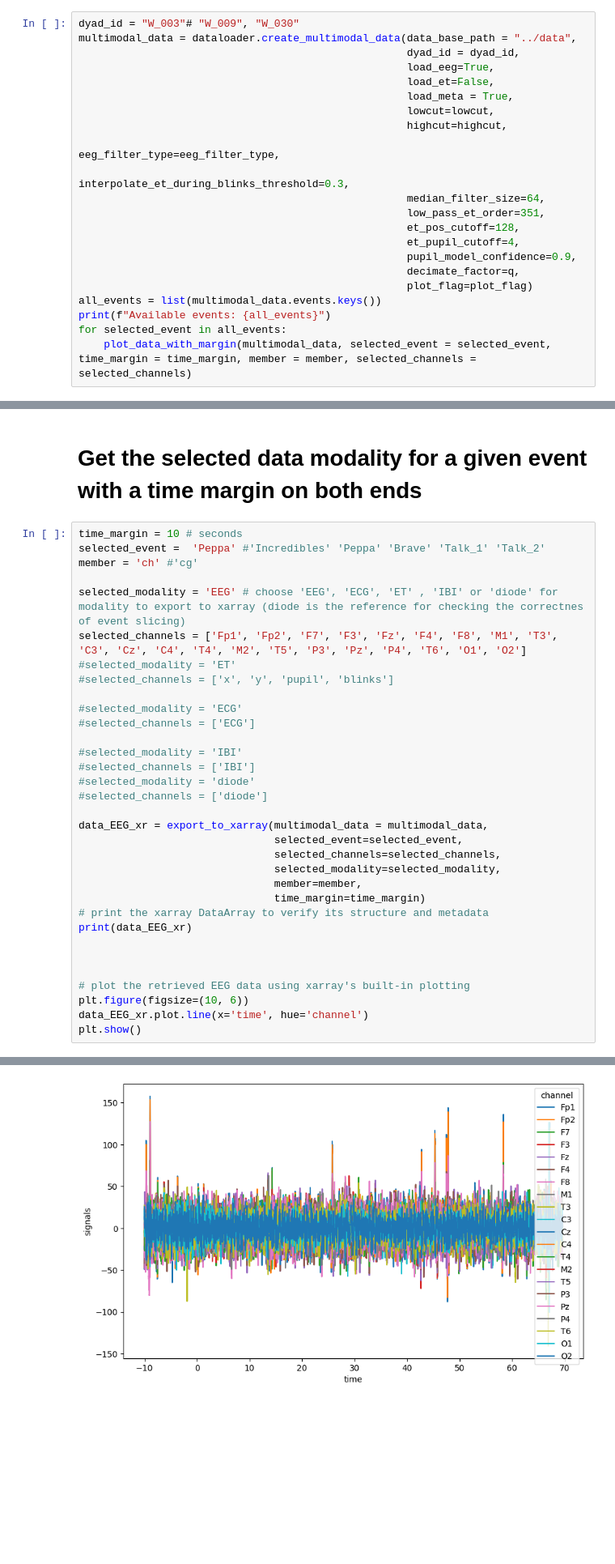
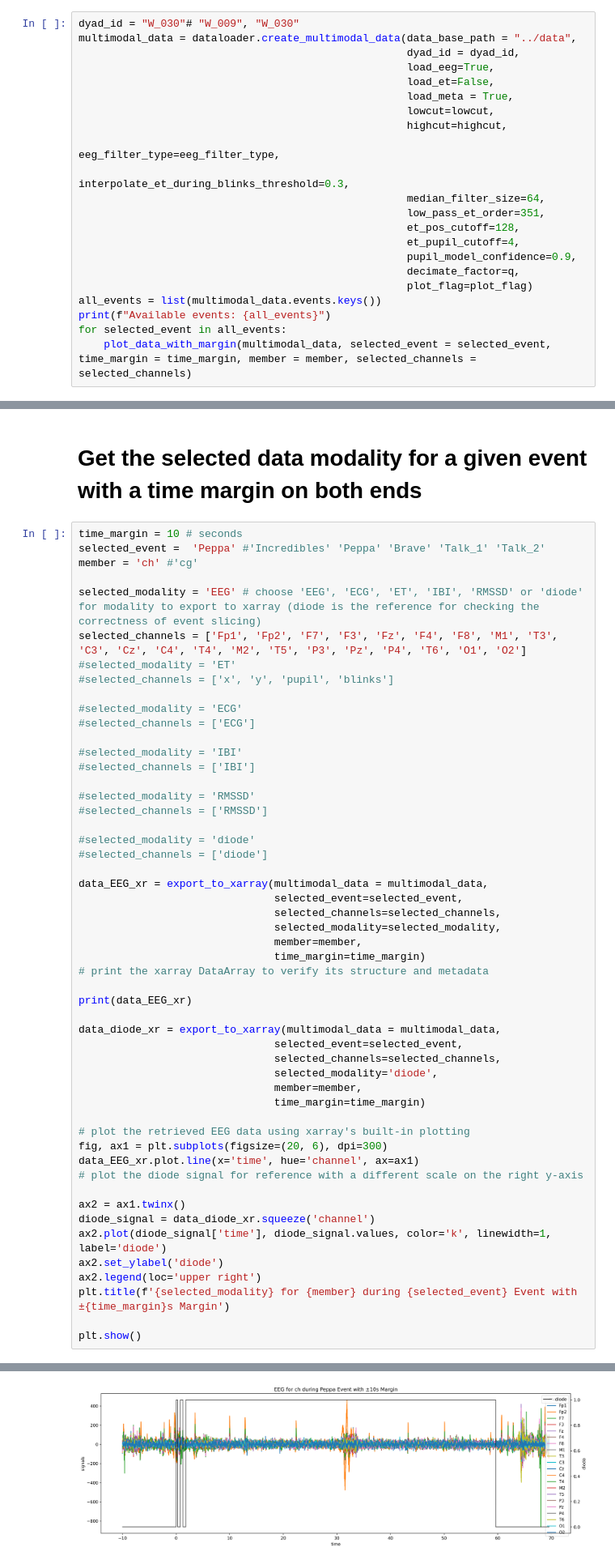
Before and after one commit to SYNCC-IN/hyperscanning-signal-analysis, a Jupyter notebook: scripts/export_signals_to_xarray_test_movie_duration.ipynb, the cells around one changed output, grey strips where cells are left out. Shown at 81% size. Saved outputs shown, nothing was run; the diff lists cells and outputs as text; blank space fills up the shorter version.

Commit message:
Add RMSSD pipeline updates and notebook/runtime fixes

```diff
--- a/scripts/export_signals_to_xarray_test_movie_duration.ipynb
+++ b/scripts/export_signals_to_xarray_test_movie_duration.ipynb
@@ -73,7 +73,7 @@ q=8  # decimation factor
 # %% [markdown]
 # Load example data for one dyad
 # %%
-dyad_id = "W_003"# "W_009", "W_030"
+dyad_id = "W_030"# "W_009", "W_030"
 multimodal_data = dataloader.create_multimodal_data(data_base_path = "../data",
                                                     dyad_id = dyad_id,
                                                     load_eeg=True,
@@ -133,7 +140,7 @@ time_margin = 10 # seconds
 selected_event =  'Peppa' #'Incredibles' 'Peppa' 'Brave' 'Talk_1' 'Talk_2'
 member = 'ch' #'cg'
 
-selected_modality = 'EEG' # choose 'EEG', 'ECG', 'ET' , 'IBI' or 'diode' for modality to export to xarray (diode is the reference for checking the correctnes of event slicing)
+selected_modality = 'EEG' # choose 'EEG', 'ECG', 'ET', 'IBI', 'RMSSD' or 'diode' for modality to export to xarray (diode is the reference for checking the correctness of event slicing)
 selected_channels = ['Fp1', 'Fp2', 'F7', 'F3', 'Fz', 'F4', 'F8', 'M1', 'T3', 'C3', 'Cz', 'C4', 'T4', 'M2', 'T5', 'P3', 'Pz', 'P4', 'T6', 'O1', 'O2']
 #selected_modality = 'ET'
 #selected_channels = ['x', 'y', 'pupil', 'blinks']
@@ -143,6 +150,10 @@ selected_channels = ['Fp1', 'Fp2', 'F7', 'F3', 'Fz', 'F4', 'F8', 'M1', 'T3', 'C3
 
 #selected_modality = 'IBI'
 #selected_channels = ['IBI']
+
+#selected_modality = 'RMSSD'
+#selected_channels = ['RMSSD']
+
 #selected_modality = 'diode'
 #selected_channels = ['diode']
 
@@ -153,12 +164,27 @@ data_EEG_xr = export_to_xarray(multimodal_data = multimodal_data,
                                member=member,
                                time_margin=time_margin)
 # print the xarray DataArray to verify its structure and metadata
+
 print(data_EEG_xr)
 
-
+data_diode_xr = export_to_xarray(multimodal_data = multimodal_data,
+                               selected_event=selected_event,
+                               selected_channels=selected_channels,
+                               selected_modality='diode',
+                               member=member,
+                               time_margin=time_margin)
 
 # plot the retrieved EEG data using xarray's built-in plotting
-plt.figure(figsize=(10, 6))
-data_EEG_xr.plot.line(x='time', hue='channel')
+fig, ax1 = plt.subplots(figsize=(20, 6), dpi=300)
+data_EEG_xr.plot.line(x='time', hue='channel', ax=ax1)
+# plot the diode signal for reference with a different scale on the right y-axis
+
+ax2 = ax1.twinx()
+diode_signal = data_diode_xr.squeeze('channel')
+ax2.plot(diode_signal['time'], diode_signal.values, color='k', linewidth=1, label='diode')
+ax2.set_ylabel('diode')
+ax2.legend(loc='upper right')
+plt.title(f'{selected_modality} for {member} during {selected_event} Event with ±{time_margin}s Margin')
+
 plt.show()
 # %% [output]
@@ -182,4 +208,4 @@ array([[-46.09469701, -44.66132159, -33.58875733, ...,  27.25886137,
-[figure, old version]
+[figure, new version]
 # %%
 data_EEG_xr
 # %% [output]
```
Also changed, not shown: parts of 5 cells of this notebook, 17 other files.
